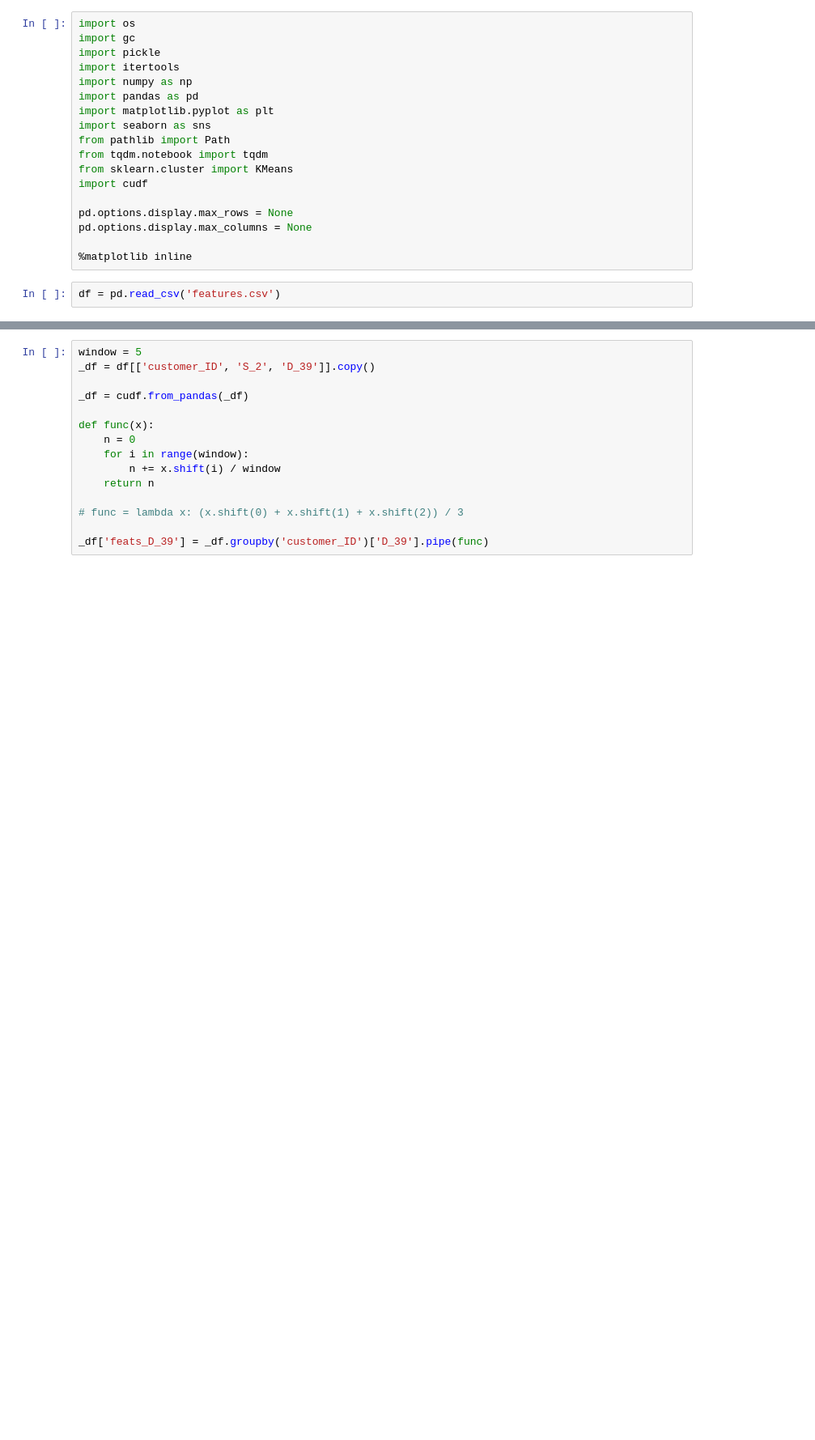
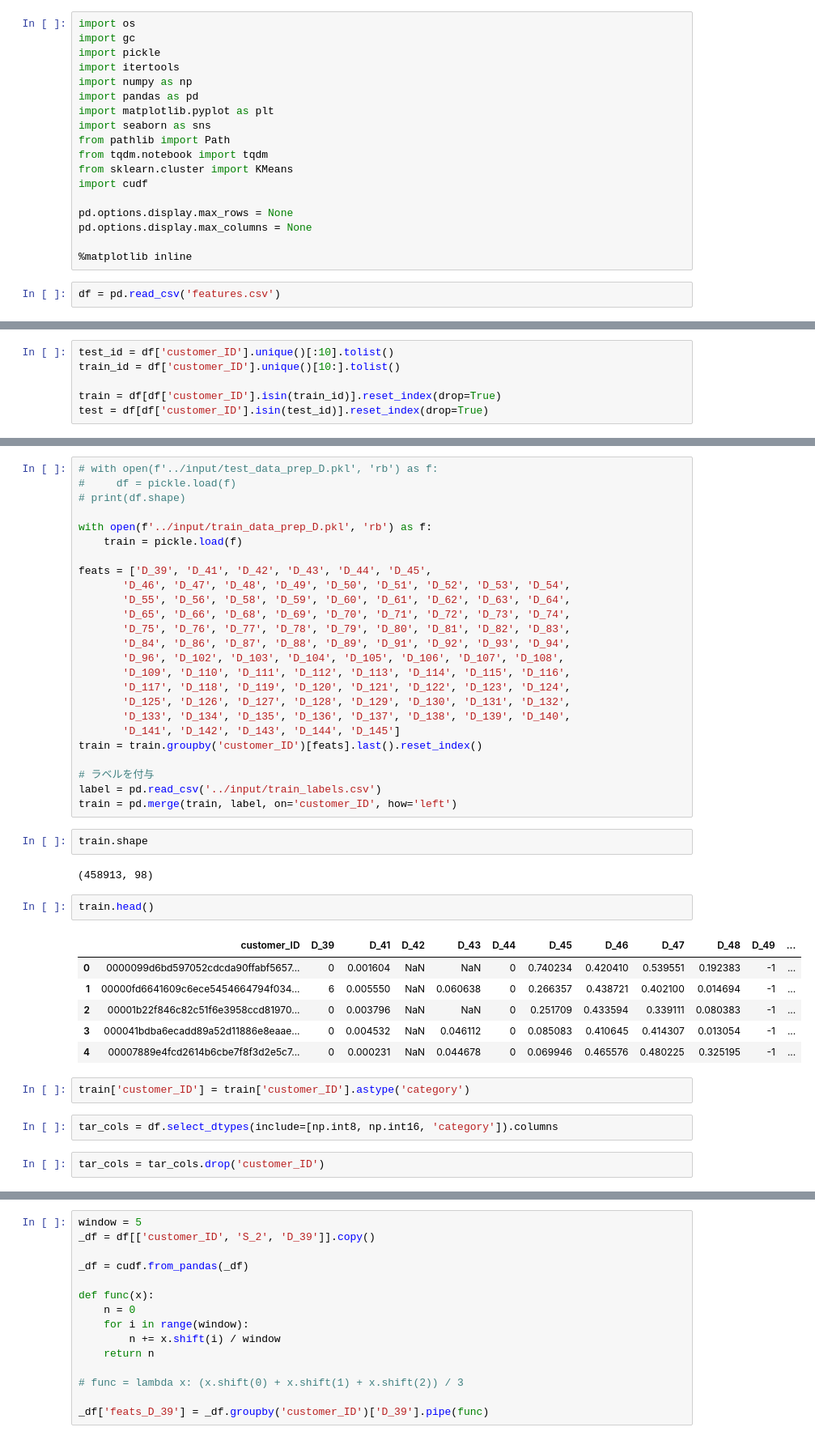
Before and after one commit to navitacion/amex-default-prediction, a Jupyter notebook: notebooks/features.ipynb, the cells around one changed output, grey strips where cells are left out. Shown: that part at 81% size. Drawn from its saved outputs; the diff is of its cells as text; blank space fills up the shorter version.

```diff
--- a/notebooks/features.ipynb
+++ b/notebooks/features.ipynb
@@ -27,3 +27,9 @@ df.head()
 | 2 | 001404030d4c78b76bf02e809387611bd... | 2017-05-11 | 0.005452 | 0.004533 | NaN | 0.292273 | 0.125204 | 0.242980 | 0.667975 | 0.935225 | 0.552593 | ... |
 | 3 | 001404030d4c78b76bf02e809387611bd... | 2017-06-26 | 0.008479 | 0.005404 | NaN | 0.263852 | 0.130830 | 0.242419 | 0.970413 | 0.937199 | 0.593193 | ... |
 | 4 | 001404030d4c78b76bf02e809387611bd... | 2017-07-27 | 0.001563 | 0.002158 | NaN | 0.250307 | 0.133416 | 0.249555 | 0.622276 | 0.943007 | 0.502249 | ... |
+# %%
+test_id = df['customer_ID'].unique()[:10].tolist()
+train_id = df['customer_ID'].unique()[10:].tolist()
+
+train = df[df['customer_ID'].isin(train_id)].reset_index(drop=True)
+test = df[df['customer_ID'].isin(test_id)].reset_index(drop=True)
@@ -29,0 +147,44 @@ df.head()
+# %%
+# with open(f'../input/test_data_prep_D.pkl', 'rb') as f:
+#     df = pickle.load(f)
+# print(df.shape)
+
+with open(f'../input/train_data_prep_D.pkl', 'rb') as f:
+    train = pickle.load(f)
+
+feats = ['D_39', 'D_41', 'D_42', 'D_43', 'D_44', 'D_45',
+       'D_46', 'D_47', 'D_48', 'D_49', 'D_50', 'D_51', 'D_52', 'D_53', 'D_54',
+       'D_55', 'D_56', 'D_58', 'D_59', 'D_60', 'D_61', 'D_62', 'D_63', 'D_64',
+       'D_65', 'D_66', 'D_68', 'D_69', 'D_70', 'D_71', 'D_72', 'D_73', 'D_74',
+       'D_75', 'D_76', 'D_77', 'D_78', 'D_79', 'D_80', 'D_81', 'D_82', 'D_83',
+       'D_84', 'D_86', 'D_87', 'D_88', 'D_89', 'D_91', 'D_92', 'D_93', 'D_94',
+       'D_96', 'D_102', 'D_103', 'D_104', 'D_105', 'D_106', 'D_107', 'D_108',
+       'D_109', 'D_110', 'D_111', 'D_112', 'D_113', 'D_114', 'D_115', 'D_116',
+       'D_117', 'D_118', 'D_119', 'D_120', 'D_121', 'D_122', 'D_123', 'D_124',
+       'D_125', 'D_126', 'D_127', 'D_128', 'D_129', 'D_130', 'D_131', 'D_132',
+       'D_133', 'D_134', 'D_135', 'D_136', 'D_137', 'D_138', 'D_139', 'D_140',
+       'D_141', 'D_142', 'D_143', 'D_144', 'D_145']
+train = train.groupby('customer_ID')[feats].last().reset_index()
+
+# ラベルを付与
+label = pd.read_csv('../input/train_labels.csv')
+train = pd.merge(train, label, on='customer_ID', how='left')
+# %%
+train.shape
+# %% [output]
+(458913, 98)
+# %%
+train.head()
+# %% [output]
+|  | customer_ID | D_39 | D_41 | D_42 | D_43 | D_44 | D_45 | D_46 | D_47 | D_48 | D_49 | ... |
+| 0 | 0000099d6bd597052cdcda90ffabf5657... | 0 | 0.001604 | NaN | NaN | 0 | 0.740234 | 0.420410 | 0.539551 | 0.192383 | -1 | ... |
+| 1 | 00000fd6641609c6ece5454664794f034... | 6 | 0.005550 | NaN | 0.060638 | 0 | 0.266357 | 0.438721 | 0.402100 | 0.014694 | -1 | ... |
+| 2 | 00001b22f846c82c51f6e3958ccd81970... | 0 | 0.003796 | NaN | NaN | 0 | 0.251709 | 0.433594 | 0.339111 | 0.080383 | -1 | ... |
+| 3 | 000041bdba6ecadd89a52d11886e8eaae... | 0 | 0.004532 | NaN | 0.046112 | 0 | 0.085083 | 0.410645 | 0.414307 | 0.013054 | -1 | ... |
+| 4 | 00007889e4fcd2614b6cbe7f8f3d2e5c7... | 0 | 0.000231 | NaN | 0.044678 | 0 | 0.069946 | 0.465576 | 0.480225 | 0.325195 | -1 | ... |
+# %%
+train['customer_ID'] = train['customer_ID'].astype('category')
+# %%
+tar_cols = df.select_dtypes(include=[np.int8, np.int16, 'category']).columns
+# %%
+tar_cols = tar_cols.drop('customer_ID')
```
Also changed, not shown: parts of 38 cells of this notebook, 11 other files.
